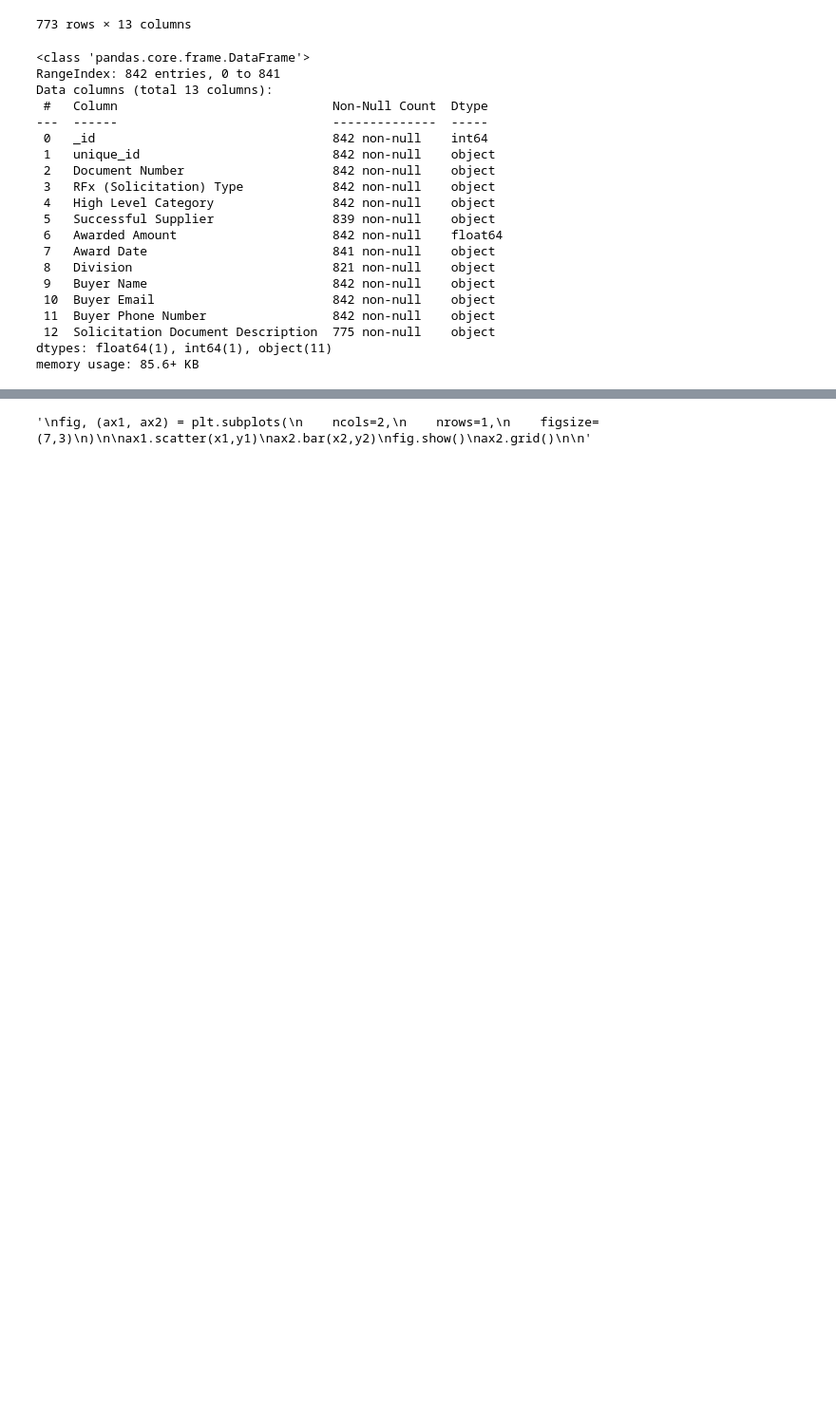
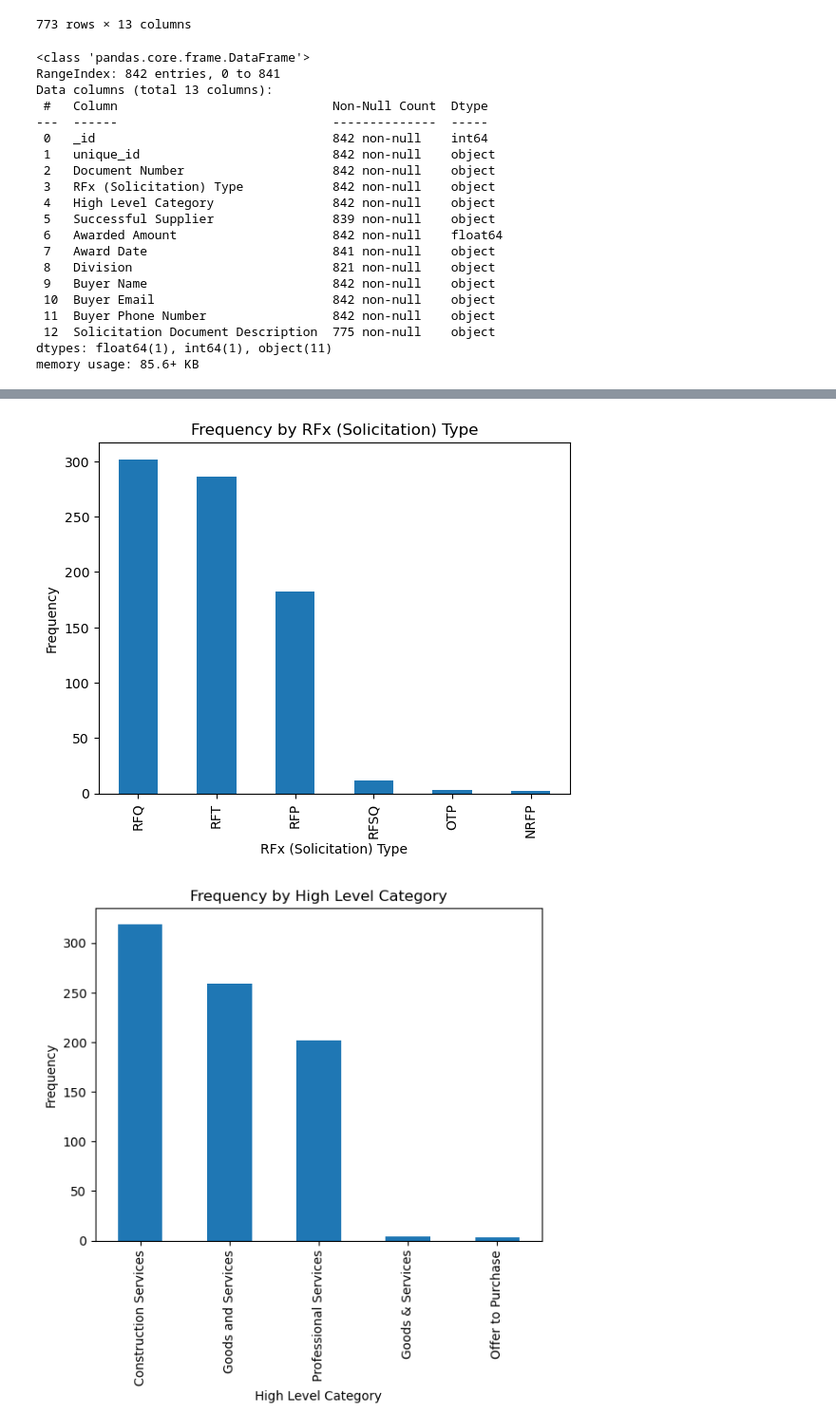
Before and after one commit to jcpeinado/visualization, a Jupyter notebook: 02_activities/assignments/toronto_awarded_contracts.ipynb, the cells around one changed output, grey strips where cells are left out. Shown at 95% size. Cells and saved outputs as stored; diff of their text form; code cells hidden in the pictures; blank space fills up the shorter version.

```diff
--- a/02_activities/assignments/toronto_awarded_contracts.ipynb
+++ b/02_activities/assignments/toronto_awarded_contracts.ipynb
@@ -162,3 +143,5 @@ df_price.head(2)
 |  | _id | unique_id | Document Number | RFx (Solicitation) Type | High Level Category | Successful Supplier | ... |
 | 14 | 15 | b347eaf5-9744-44b3-a5d2-a2f9a8a09... | Doc3718447124 | RFQ | Goods and Services | Asplundh Canada ULC | ... |
 | 15 | 16 | b347eaf5-9744-44b3-a5d2-a2f9a8a09... | Doc3718447124 | RFQ | Goods and Services | Diamond Tree Care & Consulting Inc. | ... |
+# %%
+df_price["Award Date"] = pd.to_datetime(df_price["Award Date"])
@@ -166,6 +155,3 @@ df_price.head(2)
 categorical_var_unique ={}
 for variable in categorial_variables:
     categorical_var_unique[variable] = df_price[variable].unique()
-# %%
-for variable in categorial_variables:
-    print(f"Category: {variable} | {categorical_var_unique[variable]}")
@@ -209,26 +177,3 @@ Name: Awarded Amount, Length: 600, dtype: float64
 for variable in categorial_variables:
     x_variable = df_price[[variable]].values
     y = df_price["Awarded Amount"].values
-# %%
-for variable in categorial_variables:
-    x_variable = df_price[[variable]].values
-    y = df_price["Awarded Amount"].values
-
-print(x_variable)
-'''
-    # Create a scatter plot for the each categorical value against the awarded price
-    plt.figure(figsize=(6, 4))
-    plt.scatter(x_variable, y, label='Data', color='blue')
-
-    # Add labels and title
-    plt.xlabel(variable)
-    plt.ylabel('Awarded Amount')
-    plt.title(f'{variable} vs Awarded Amount')
-
-    # Legend
-    plt.legend()
-
-    # Show the Plot
-    plt.show()
-
-'''
@@ -254,16 +180,18 @@ print(x_variable)
-# %%
-'''
-fig, (ax1, ax2) = plt.subplots(
-    ncols=2,
-    nrows=1,
-    figsize=(7,3)
-)
-
-ax1.scatter(x1,y1)
-ax2.bar(x2,y2)
-fig.show()
-ax2.grid()
-
-'''
-# %% [output]
-'\nfig, (ax1, ax2) = plt.subplots(\n    ncols=2,\n    nrows=1,\n    figsize=(7,3)\n)\n\nax1.scatter(x1,y1)\nax2.bar(x2,y2)\nfig.show()\nax2.grid()\n\n'
+# %%
+cat_to_viz = ["RFx (Solicitation) Type",
+              "High Level Category"]
+
+for variable in cat_to_viz:
+
+    df_price[variable].value_counts().plot(kind="bar")
+
+    # Add labels and title
+    plt.xlabel(variable)
+    plt.ylabel('Frequency')
+    plt.title(f'Frequency by {variable}')
+
+    # Show the Plot
+    plt.show()
+# %% [output]
+[figure, added]
+[figure, added]
```
Also changed, not shown: parts of 15 cells of this notebook, 3 other files.
